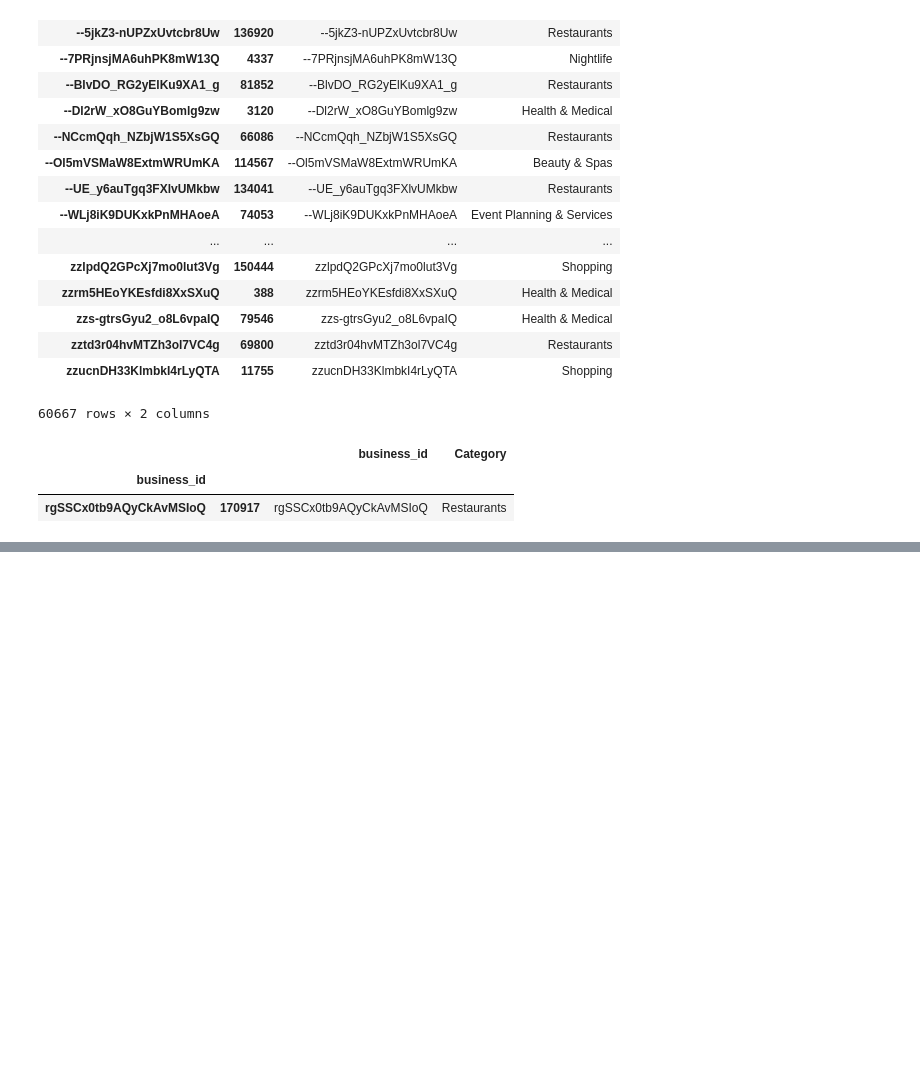
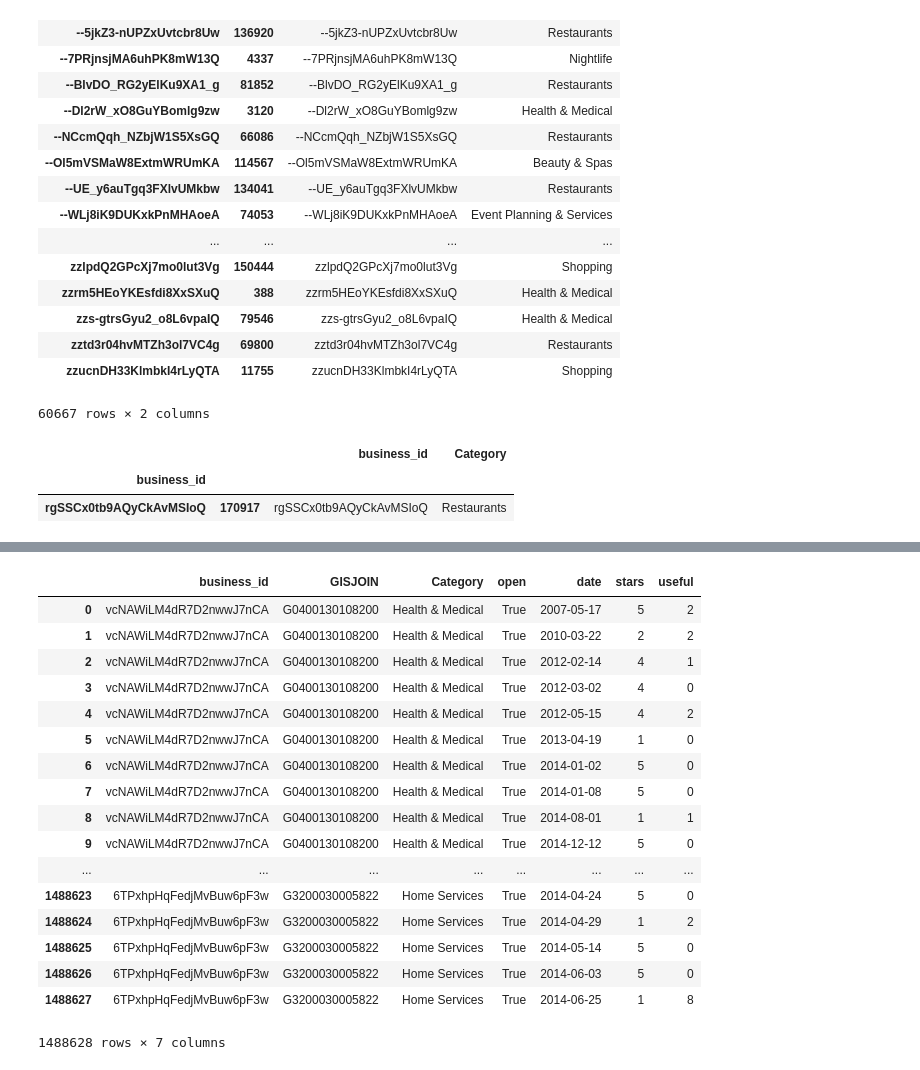
Before and after one commit to DistrictDataLabs/03-censusables, a Jupyter notebook: censusables/20150822.ipynb, the cells around one changed output, grey strips where cells are left out. Saved outputs shown, nothing was run; the diff lists cells and outputs as text; code cells hidden in the pictures; blank space fills up the shorter version.

```diff
--- a/censusables/20150822.ipynb
+++ b/censusables/20150822.ipynb
@@ -266,0 +317,21 @@ business_cat_dedup[business_cat_dedup['business_id'] == 'rgSSCx0tb9AQyCkAvMSIoQ'
+# %%
+business[['business_id','GISJOIN','Category','open']].merge(reviews[['business_id', 'date','stars','useful']])
+# %% [output]
+|  | business_id | GISJOIN | Category | open | date | stars | useful |
+| 0 | vcNAWiLM4dR7D2nwwJ7nCA | G0400130108200 | Health & Medical | True | 2007-05-17 | 5 | 2 |
+| 1 | vcNAWiLM4dR7D2nwwJ7nCA | G0400130108200 | Health & Medical | True | 2010-03-22 | 2 | 2 |
+| 2 | vcNAWiLM4dR7D2nwwJ7nCA | G0400130108200 | Health & Medical | True | 2012-02-14 | 4 | 1 |
+| 3 | vcNAWiLM4dR7D2nwwJ7nCA | G0400130108200 | Health & Medical | True | 2012-03-02 | 4 | 0 |
+| 4 | vcNAWiLM4dR7D2nwwJ7nCA | G0400130108200 | Health & Medical | True | 2012-05-15 | 4 | 2 |
+| 5 | vcNAWiLM4dR7D2nwwJ7nCA | G0400130108200 | Health & Medical | True | 2013-04-19 | 1 | 0 |
+| 6 | vcNAWiLM4dR7D2nwwJ7nCA | G0400130108200 | Health & Medical | True | 2014-01-02 | 5 | 0 |
+| 7 | vcNAWiLM4dR7D2nwwJ7nCA | G0400130108200 | Health & Medical | True | 2014-01-08 | 5 | 0 |
+| 8 | vcNAWiLM4dR7D2nwwJ7nCA | G0400130108200 | Health & Medical | True | 2014-08-01 | 1 | 1 |
+| 9 | vcNAWiLM4dR7D2nwwJ7nCA | G0400130108200 | Health & Medical | True | 2014-12-12 | 5 | 0 |
+| ... | ... | ... | ... | ... | ... | ... | ... |
+| 1488623 | 6TPxhpHqFedjMvBuw6pF3w | G3200030005822 | Home Services | True | 2014-04-24 | 5 | 0 |
+| 1488624 | 6TPxhpHqFedjMvBuw6pF3w | G3200030005822 | Home Services | True | 2014-04-29 | 1 | 2 |
+| 1488625 | 6TPxhpHqFedjMvBuw6pF3w | G3200030005822 | Home Services | True | 2014-05-14 | 5 | 0 |
+| 1488626 | 6TPxhpHqFedjMvBuw6pF3w | G3200030005822 | Home Services | True | 2014-06-03 | 5 | 0 |
+| 1488627 | 6TPxhpHqFedjMvBuw6pF3w | G3200030005822 | Home Services | True | 2014-06-25 | 1 | 8 |
+1488628 rows × 7 columns
```
Also changed, not shown: parts of 18 cells of this notebook, 1 other file.
